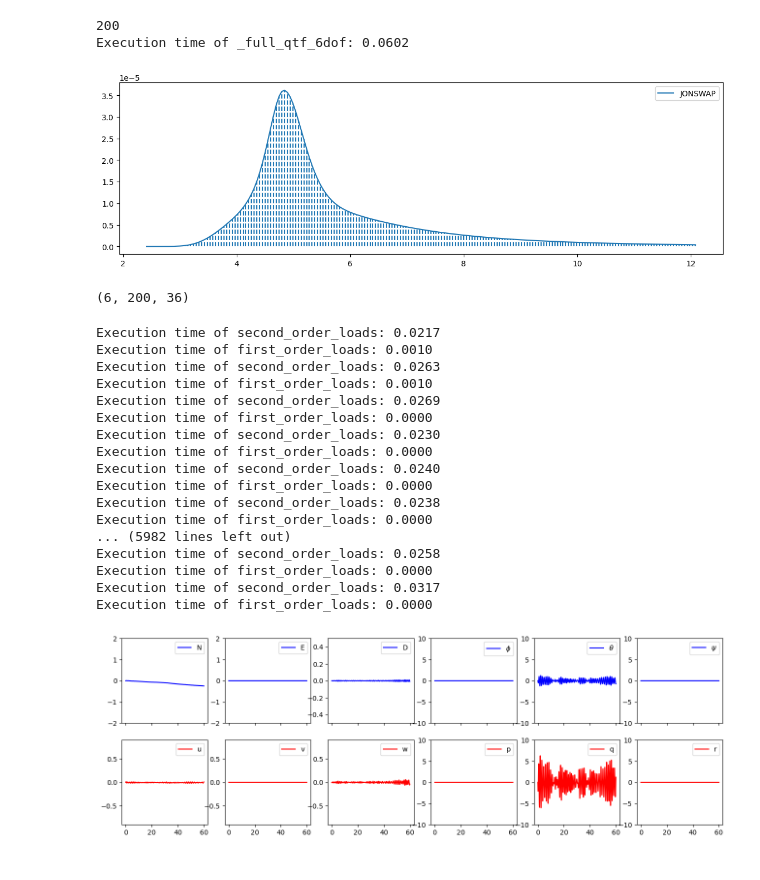
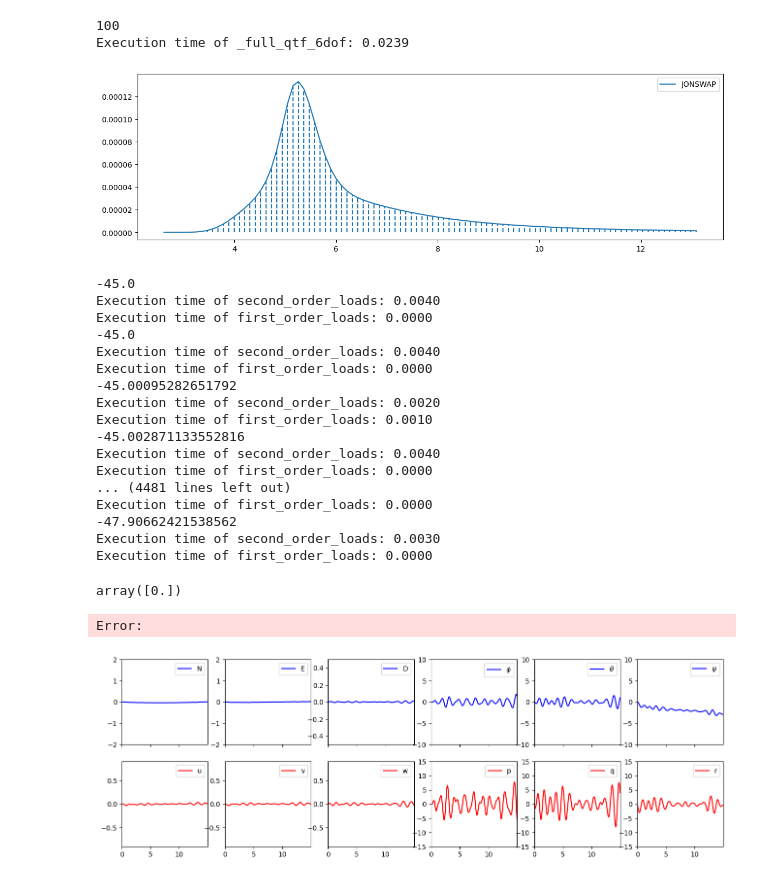
Before and after one commit to janerikhy/Wave-Model, a Jupyter notebook: notebooks/csad_6dof_model.ipynb, the cells around one changed output. Saved outputs shown, nothing was run; the diff lists cells and outputs as text; code cells hidden in the pictures.

```diff
--- a/notebooks/csad_6dof_model.ipynb
+++ b/notebooks/csad_6dof_model.ipynb
@@ -17,7 +17,7 @@ from waves import wave_loads, wave_spectra
 
 seed = np.random.seed(1234)
 
-dt = 0.02
+dt = 0.01
 simtime = 60 * 1
 t = np.arange(0, simtime, dt)
 
@@ -33,41 +33,36 @@ eta = np.zeros((len(t), 6))
 Uc = 0.0
 betac = 0
 
 # WAVES
-hs = 0.03
-tp = 1.3
+hs = 0.06
+tp = 1.2
 wp = 2*np.pi/tp
 gamma = 3.3 # Jonswap spectra is to be used.
 
 wmin = wp/2
 wmax = 2.5*wp
 N = 100          # Number of wave components
 
 dw = (wmax - wmin)/N
 
 wave_freqs = np.linspace(wmin, wmax, N)
 
-
 jonswap = wave_spectra.JONSWAP(wave_freqs)
 freqs, spectrum = jonswap(hs, tp, gamma=gamma)
 
 wave_amp = np.sqrt(2*spectrum*dw)
 phases = np.random.uniform(0, 2*np.pi, size=N)
-wave_angle = np.ones(N)*np.deg2rad(179)    # Waves coming from West ich.
+wave_angle = np.ones(N)*np.deg2rad(45)    # Waves coming from South West
 
 # Now we can pass this to the wave_load module
 waveload = wave_loads.WaveLoad(wave_amp, wave_freqs, phases, wave_angle, vessel._config_file)
 
 plt.figure(figsize=(14, 4))
 plt.plot(freqs, spectrum, label="JONSWAP")
 plt.vlines(x=freqs, ymin=np.zeros(freqs.shape[0]), ymax=spectrum, linestyles="--")
 plt.legend()
 plt.show()
 # %% [output]
-200
-Execution time of _full_qtf_6dof: 0.0602
+100
+Execution time of _full_qtf_6dof: 0.0239
-[figure, old version]
+[figure, new version]
-# %%
-waveload._forceRAOamp.shape
-# %% [output]
-(6, 200, 36)
@@ -78,9 +89,12 @@ tau_wf = np.zeros((len(t), 6))
 for i in range(1, len(t)):
     # Tau env is the 2nd order wave loads now.
     relative_angle = vessel.get_eta()[-1] - wave_angle[0]
+    tau_pid, zi = controller(vessel.get_eta(), vessel.get_nu(), zi)
+    tau_pid = np.concatenate([tau_pid[:2], np.zeros(3), tau_pid[[2]]])
+    print(np.rad2deg(relative_angle))
     tau_env[i] = waveload.second_order_loads(t[i], relative_angle)
     tau_wf[i] = waveload.first_order_loads(t[i], relative_angle, vessel.get_eta())
-    vessel.x_dot(Uc, betac, tau_env[i] + tau_wf[i])
+    vessel.x_dot(Uc, betac, tau_env[i] + tau_wf[i])# + tau_pid)
     vessel.integrate()
     eta[i] = vessel.get_eta()
     x[i] = vessel._x
@@ -89,23 +103,28 @@ for i in range(1, len(t)):
 x[:, 3:6] = np.rad2deg(x[:, 3:6])
 x[:, 9:] = np.rad2deg(x[:, 9:])
 # %% [output]
-Execution time of second_order_loads: 0.0217
+-45.0
+Execution time of second_order_loads: 0.0040
+Execution time of first_order_loads: 0.0000
+-45.0
+Execution time of second_order_loads: 0.0040
+Execution time of first_order_loads: 0.0000
+-45.00095282651792
+Execution time of second_order_loads: 0.0020
 Execution time of first_order_loads: 0.0010
-Execution time of second_order_loads: 0.0263
-Execution time of first_order_loads: 0.0010
-Execution time of second_order_loads: 0.0269
+-45.002871133552816
+Execution time of second_order_loads: 0.0040
 Execution time of first_order_loads: 0.0000
-Execution time of second_order_loads: 0.0230
+... (4481 lines left out)
 Execution time of first_order_loads: 0.0000
-Execution time of second_order_loads: 0.0240
+-47.90662421538562
+Execution time of second_order_loads: 0.0030
 Execution time of first_order_loads: 0.0000
-Execution time of second_order_loads: 0.0238
-Execution time of first_order_loads: 0.0000
-... (5982 lines left out)
-Execution time of second_order_loads: 0.0258
-Execution time of first_order_loads: 0.0000
-Execution time of second_order_loads: 0.0317
-Execution time of first_order_loads: 0.0000
+# %%
+tau_pid[[2]]
+# %% [output]
+array([0.])
+Error:
 # %%
 # Plot results
 fig, axs = plt.subplots(2, 6, sharex=True, figsize=(16, 5))
@@ -121,19 +140,20 @@ ylims = [
     (-.9, .9),
     (-.9, .9),
     (-.9, .9),
-    (-10, 10),
-    (-10, 10),
-    (-10, 10),
+    (-15, 15),
+    (-15, 15),
+    (-15, 15),
 ]
 for i in range(12):
     plt.sca(axs[i//6, i - 6*(i//6)])
     plt.plot(t, x[:, i], color=colors[i], label=labels[i])
     plt.ylim(ylims[i])
+    plt.xlim(t[0], t[-1])
     plt.legend()
 
 plt.show()
 # %% [output]
-[figure, old version]
+[figure, new version]
 # %%
 # Plot the slowly varying load for the different DoF
 fig, axs = plt.subplots(4, 1, sharex=True, figsize=(14, 8))
```
Also changed, not shown: parts of 11 cells of this notebook.
